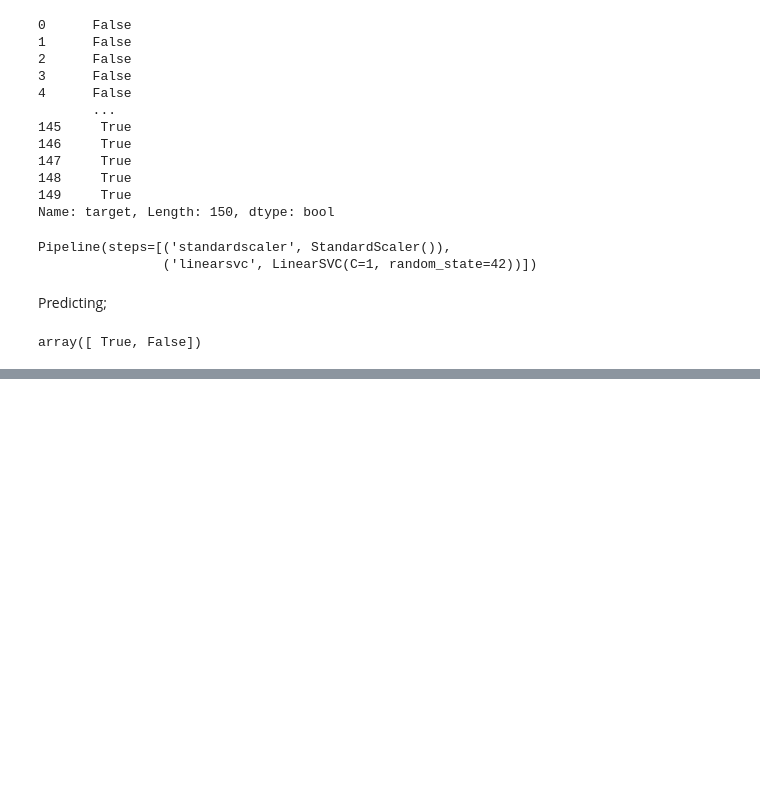
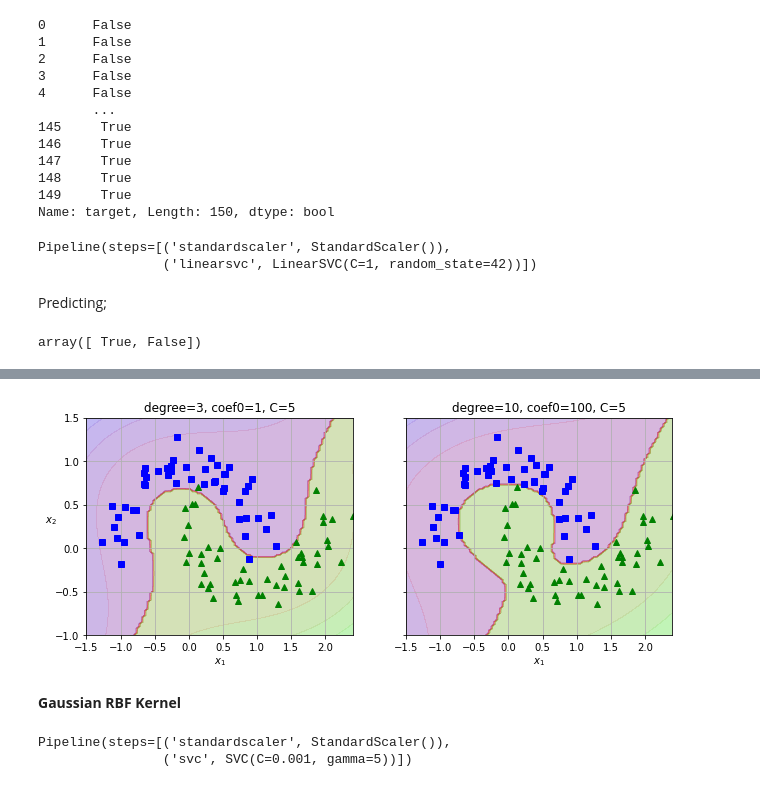
Before and after one commit to dilanozkilic/Machine_Learning_Selfstudy, a Jupyter notebook: Support_Vector_Machines.ipynb, the cells around one changed output, grey strips where cells are left out. Saved outputs shown, nothing was run; the diff lists cells and outputs as text; code cells hidden in the pictures; blank space fills up the shorter version.

```diff
--- a/Support_Vector_Machines.ipynb
+++ b/Support_Vector_Machines.ipynb
@@ -61,0 +105,3 @@ array([ True, False])
+# %%
+poly_kernel_svm_clf = make_pipeline(StandardScaler(),
+                                      SVC(kernel="poly", degree=3, coef0=1, C=5))
@@ -61,0 +113,25 @@ array([ True, False])
+# %%
+poly100_kernel_svm_clf = make_pipeline(
+    StandardScaler(),
+    SVC(kernel="poly", degree=10, coef0=100, C=5)
+)
+poly100_kernel_svm_clf.fit(X, y)
+
+fig, axes = plt.subplots(ncols=2, figsize=(10.5, 4), sharey=True)
+
+plt.sca(axes[0])
+plot_predictions(poly_kernel_svm_clf, [-1.5, 2.45, -1, 1.5])
+plot_dataset(X, y, [-1.5, 2.4, -1, 1.5])
+plt.title("degree=3, coef0=1, C=5")
+
+plt.sca(axes[1])
+plot_predictions(poly100_kernel_svm_clf, [-1.5, 2.45, -1, 1.5])
+plot_dataset(X, y, [-1.5, 2.4, -1, 1.5])
+plt.title("degree=10, coef0=100, C=5")
+plt.ylabel("")
+
+plt.show()
+# %% [output]
+[figure, added]
+# %% [markdown]
+**Gaussian RBF Kernel**
@@ -61,0 +141,5 @@ array([ True, False])
+# %%
+  rbf_kernel_svm_clf.fit(X, y)
+# %% [output]
+Pipeline(steps=[('standardscaler', StandardScaler()),
+                ('svc', SVC(C=0.001, gamma=5))])
```
Also changed, not shown: parts of 19 cells of this notebook.
